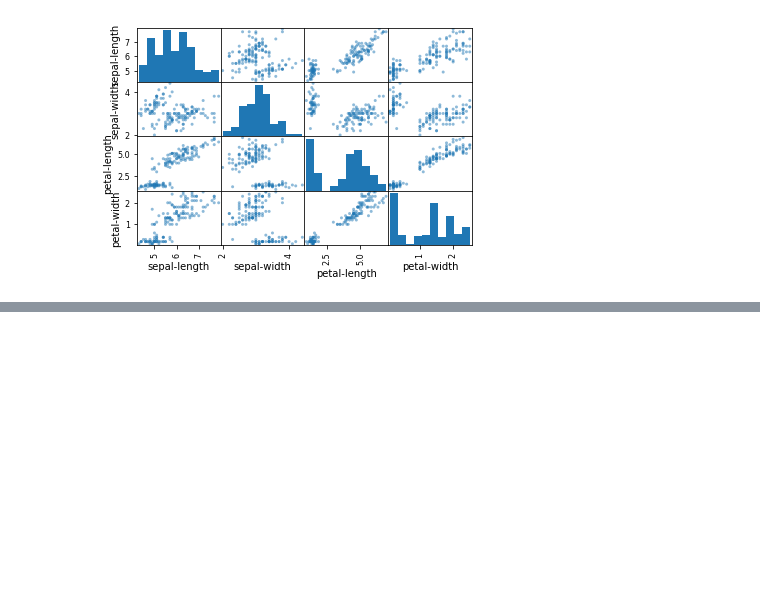
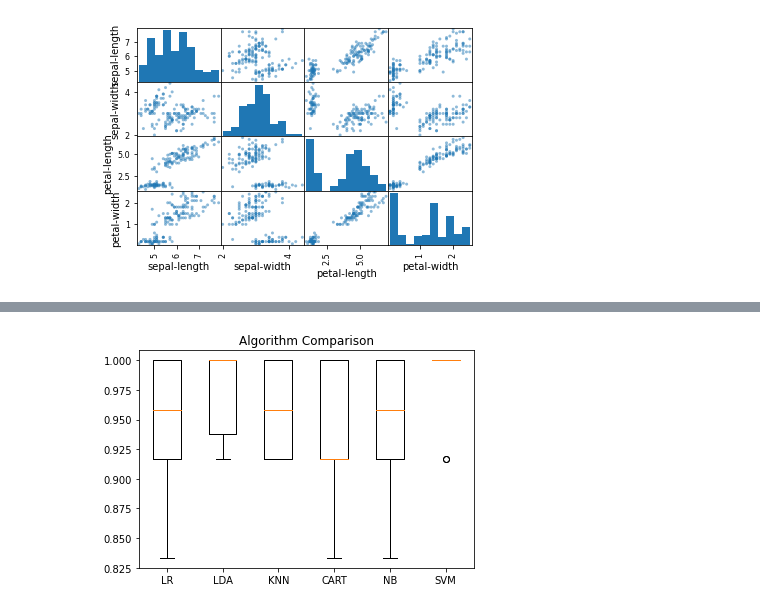
Before and after one commit to 17sefanov/Machine_Learning, a Jupyter notebook: m_learn.ipynb, the cells around one changed output, grey strips where cells are left out. Saved outputs shown, nothing was run; the diff lists cells and outputs as text; code cells hidden in the pictures; blank space fills up the shorter version.

```diff
--- a/m_learn.ipynb
+++ b/m_learn.ipynb
@@ -183,0 +191,6 @@ print('%s: %f (%f)' % (name, cv_results.mean(), cv_results.std()))
+# %%
+pyplot.boxplot(results, labels=names)
+pyplot.title('Algorithm Comparison')
+pyplot.show()
+# %% [output]
+[figure, added]
```
Also changed, not shown: parts of 6 cells of this notebook.
